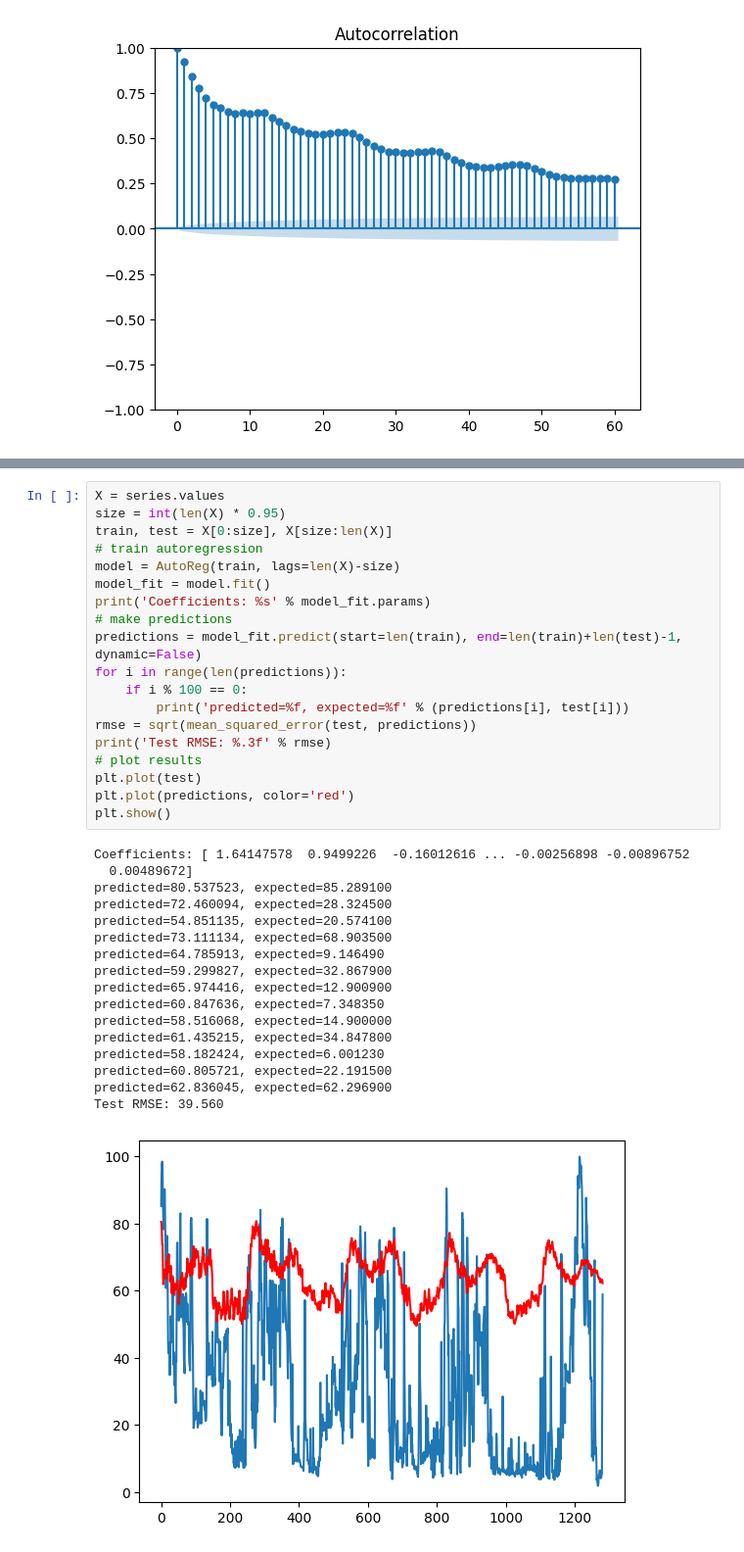
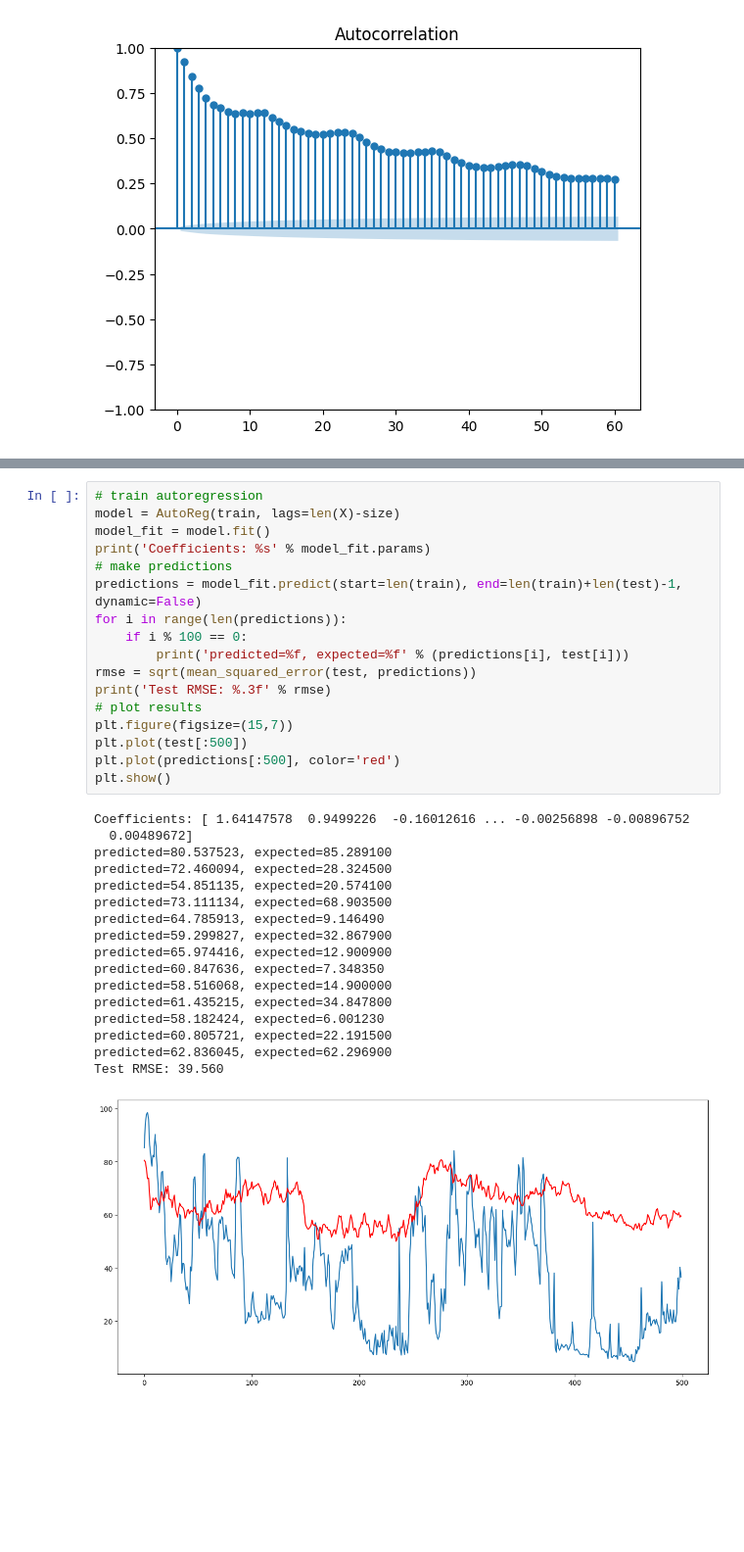
Before and after one commit to AlesKas/DIP, a Jupyter notebook: network_analytics_ar.ipynb, the cells around one changed output, grey strips where cells are left out. Shown at 98% size. Saved outputs shown, nothing was run; the diff lists cells and outputs as text; blank space fills up the shorter version.

```diff
--- a/network_analytics_ar.ipynb
+++ b/network_analytics_ar.ipynb
@@ -50,37 +101,35 @@ plt.show()
 # %%
-X = series.values
-size = int(len(X) * 0.95)
-train, test = X[0:size], X[size:len(X)]
 # train autoregression
 model = AutoReg(train, lags=len(X)-size)
 model_fit = model.fit()
 print('Coefficients: %s' % model_fit.params)
 # make predictions
 predictions = model_fit.predict(start=len(train), end=len(train)+len(test)-1, dynamic=False)
 for i in range(len(predictions)):
     if i % 100 == 0:
         print('predicted=%f, expected=%f' % (predictions[i], test[i]))
 rmse = sqrt(mean_squared_error(test, predictions))
 print('Test RMSE: %.3f' % rmse)
 # plot results
-plt.plot(test)
-plt.plot(predictions, color='red')
+plt.figure(figsize=(15,7))
+plt.plot(test[:500])
+plt.plot(predictions[:500], color='red')
 plt.show()
 # %% [output]
 Coefficients: [ 1.64147578  0.9499226  -0.16012616 ... -0.00256898 -0.00896752
   0.00489672]
 predicted=80.537523, expected=85.289100
 predicted=72.460094, expected=28.324500
 predicted=54.851135, expected=20.574100
 predicted=73.111134, expected=68.903500
 predicted=64.785913, expected=9.146490
 predicted=59.299827, expected=32.867900
 predicted=65.974416, expected=12.900900
 predicted=60.847636, expected=7.348350
 predicted=58.516068, expected=14.900000
 predicted=61.435215, expected=34.847800
 predicted=58.182424, expected=6.001230
 predicted=60.805721, expected=22.191500
 predicted=62.836045, expected=62.296900
 Test RMSE: 39.560
-[figure, old version]
+[figure, new version]
```
Also changed, not shown: parts of 6 cells of this notebook, 1 other file.
